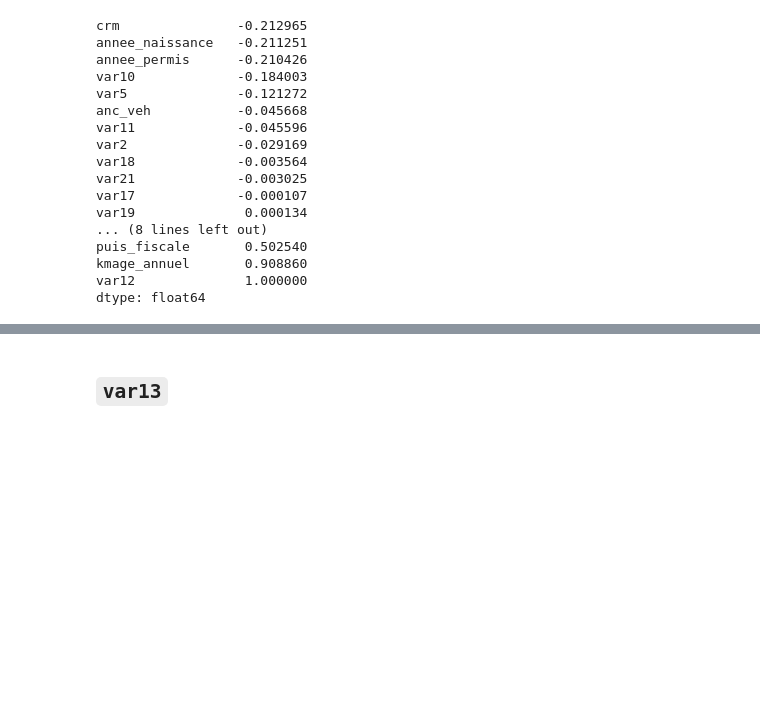
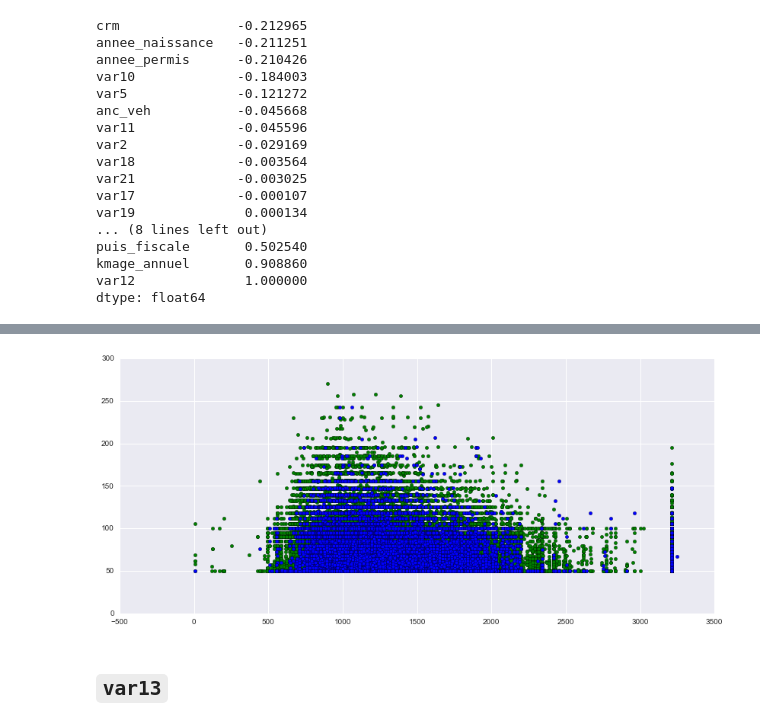
Before and after one commit to demidovakatya/competitions, a Jupyter notebook: eda_correlations.ipynb, the cells around one changed output, grey strips where cells are left out. Drawn from its saved outputs; the diff is of its cells as text; code cells hidden in the pictures; blank space fills up the shorter version.

```diff
--- a/eda_correlations.ipynb
+++ b/eda_correlations.ipynb
@@ -569,3 +569,9 @@ plt.scatter(X_test.var9, X_test.kmage_annuel);
+# %%
+plt.figure(figsize = (14, 6))
+plt.scatter(X.var12, X.crm, c='g');
+plt.scatter(X_test.var12, X_test.crm);
+# %% [output]
+[figure, added]
 # %% [markdown]
 ## `var13`
 # %%
```
Also changed, not shown: parts of 2 cells of this notebook.
